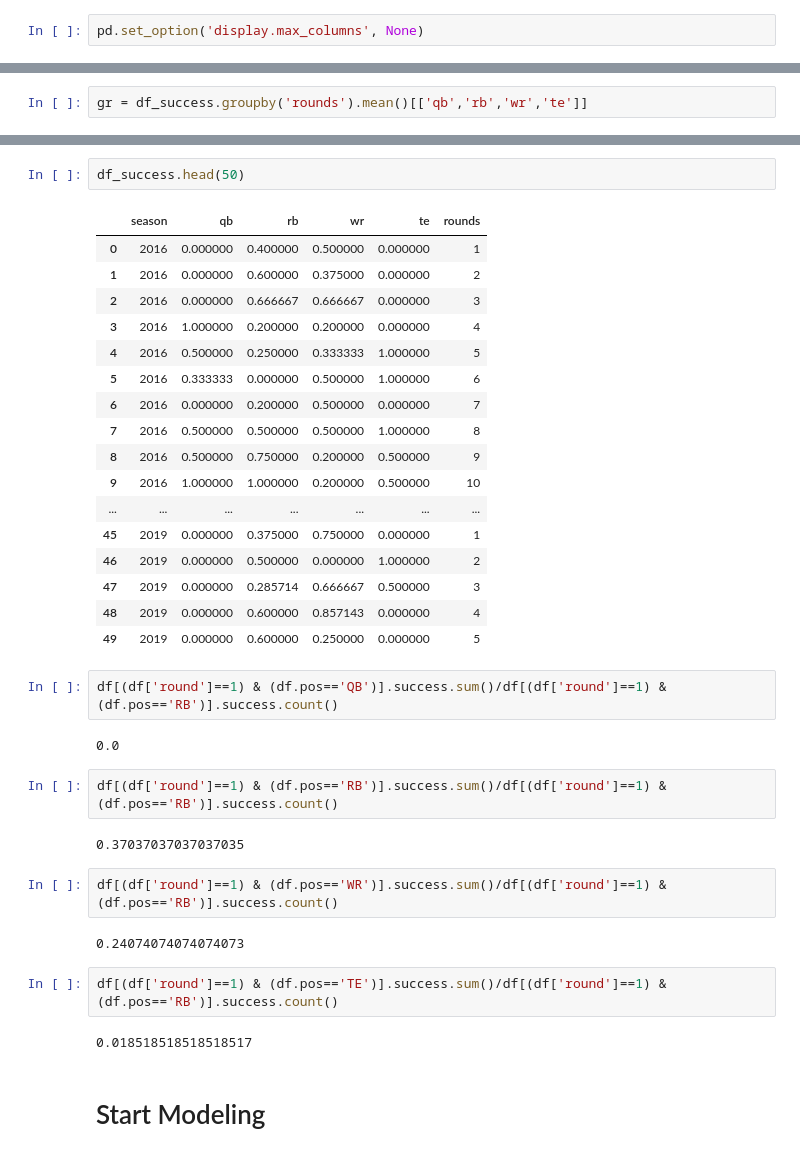
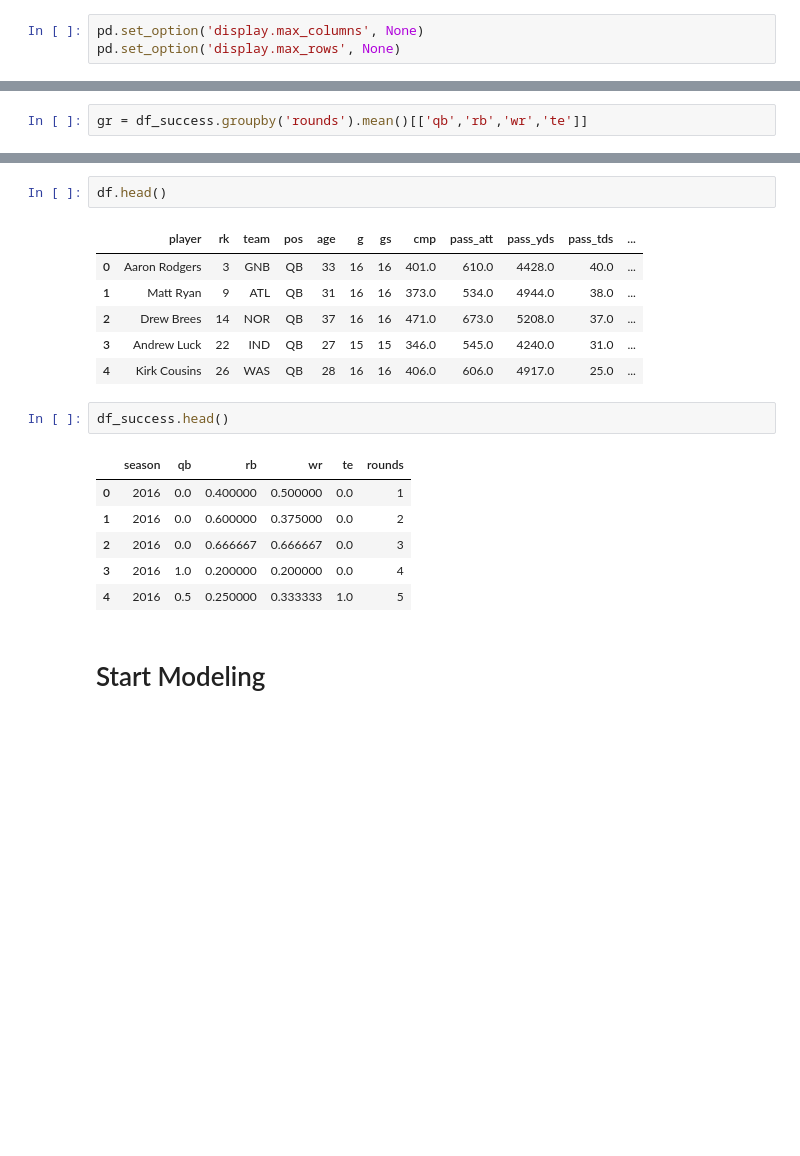
Before and after one commit to ffb-optimal-draft/ffb-draft-strategy, a Jupyter notebook: rm_scratch.ipynb, the cells around one changed output, grey strips where cells are left out. Drawn from its saved outputs; the diff is of its cells as text; blank space fills up the shorter version.

```diff
--- a/rm_scratch.ipynb
+++ b/rm_scratch.ipynb
@@ -7,6 +7,7 @@ import matplotlib.pyplot as plt
 import seaborn as sns
 # %%
 pd.set_option('display.max_columns', None)
+pd.set_option('display.max_rows', None)
 # %%
 df_standard = pd.read_csv('2016_standard.csv')
 df_ppr = pd.read_csv('2016_ppr.csv')
@@ -369,39 +523,21 @@ plt.
+# %%
+df.head()
+# %% [output]
+|  | player | rk | team | pos | age | g | gs | cmp | pass_att | pass_yds | pass_tds | ... |
+| 0 | Aaron Rodgers | 3 | GNB | QB | 33 | 16 | 16 | 401.0 | 610.0 | 4428.0 | 40.0 | ... |
+| 1 | Matt Ryan | 9 | ATL | QB | 31 | 16 | 16 | 373.0 | 534.0 | 4944.0 | 38.0 | ... |
+| 2 | Drew Brees | 14 | NOR | QB | 37 | 16 | 16 | 471.0 | 673.0 | 5208.0 | 37.0 | ... |
+| 3 | Andrew Luck | 22 | IND | QB | 27 | 15 | 15 | 346.0 | 545.0 | 4240.0 | 31.0 | ... |
+| 4 | Kirk Cousins | 26 | WAS | QB | 28 | 16 | 16 | 406.0 | 606.0 | 4917.0 | 25.0 | ... |
 # %%
-df_success.head(50)
+df_success.head()
 # %% [output]
 |  | season | qb | rb | wr | te | rounds |
-| 0 | 2016 | 0.000000 | 0.400000 | 0.500000 | 0.000000 | 1 |
-| 1 | 2016 | 0.000000 | 0.600000 | 0.375000 | 0.000000 | 2 |
-| 2 | 2016 | 0.000000 | 0.666667 | 0.666667 | 0.000000 | 3 |
-| 3 | 2016 | 1.000000 | 0.200000 | 0.200000 | 0.000000 | 4 |
-| 4 | 2016 | 0.500000 | 0.250000 | 0.333333 | 1.000000 | 5 |
-| 5 | 2016 | 0.333333 | 0.000000 | 0.500000 | 1.000000 | 6 |
-| 6 | 2016 | 0.000000 | 0.200000 | 0.500000 | 0.000000 | 7 |
-| 7 | 2016 | 0.500000 | 0.500000 | 0.500000 | 1.000000 | 8 |
-| 8 | 2016 | 0.500000 | 0.750000 | 0.200000 | 0.500000 | 9 |
-| 9 | 2016 | 1.000000 | 1.000000 | 0.200000 | 0.500000 | 10 |
-| ... | ... | ... | ... | ... | ... | ... |
-| 45 | 2019 | 0.000000 | 0.375000 | 0.750000 | 0.000000 | 1 |
-| 46 | 2019 | 0.000000 | 0.500000 | 0.000000 | 1.000000 | 2 |
-| 47 | 2019 | 0.000000 | 0.285714 | 0.666667 | 0.500000 | 3 |
-| 48 | 2019 | 0.000000 | 0.600000 | 0.857143 | 0.000000 | 4 |
-| 49 | 2019 | 0.000000 | 0.600000 | 0.250000 | 0.000000 | 5 |
+| 0 | 2016 | 0.0 | 0.400000 | 0.500000 | 0.0 | 1 |
+| 1 | 2016 | 0.0 | 0.600000 | 0.375000 | 0.0 | 2 |
+| 2 | 2016 | 0.0 | 0.666667 | 0.666667 | 0.0 | 3 |
+| 3 | 2016 | 1.0 | 0.200000 | 0.200000 | 0.0 | 4 |
+| 4 | 2016 | 0.5 | 0.250000 | 0.333333 | 1.0 | 5 |
-# %%
-df[(df['round']==1) & (df.pos=='QB')].success.sum()/df[(df['round']==1) & (df.pos=='RB')].success.count()
-# %% [output]
-0.0
-# %%
-df[(df['round']==1) & (df.pos=='RB')].success.sum()/df[(df['round']==1) & (df.pos=='RB')].success.count()
-# %% [output]
-0.37037037037037035
-# %%
-df[(df['round']==1) & (df.pos=='WR')].success.sum()/df[(df['round']==1) & (df.pos=='RB')].success.count()
-# %% [output]
-0.24074074074074073
-# %%
-df[(df['round']==1) & (df.pos=='TE')].success.sum()/df[(df['round']==1) & (df.pos=='RB')].success.count()
-# %% [output]
-0.018518518518518517
 # %% [markdown]
 # Start Modeling
 # %%
```
Also changed, not shown: parts of 37 cells of this notebook, 1 other file.
